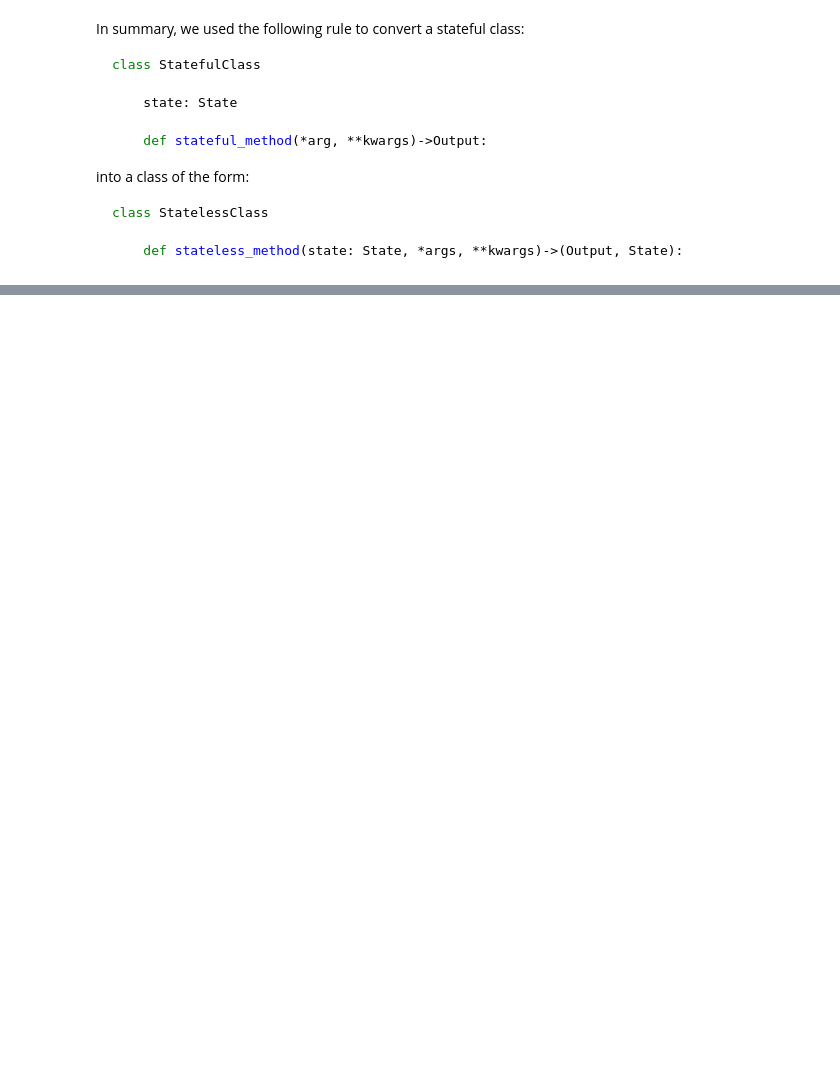
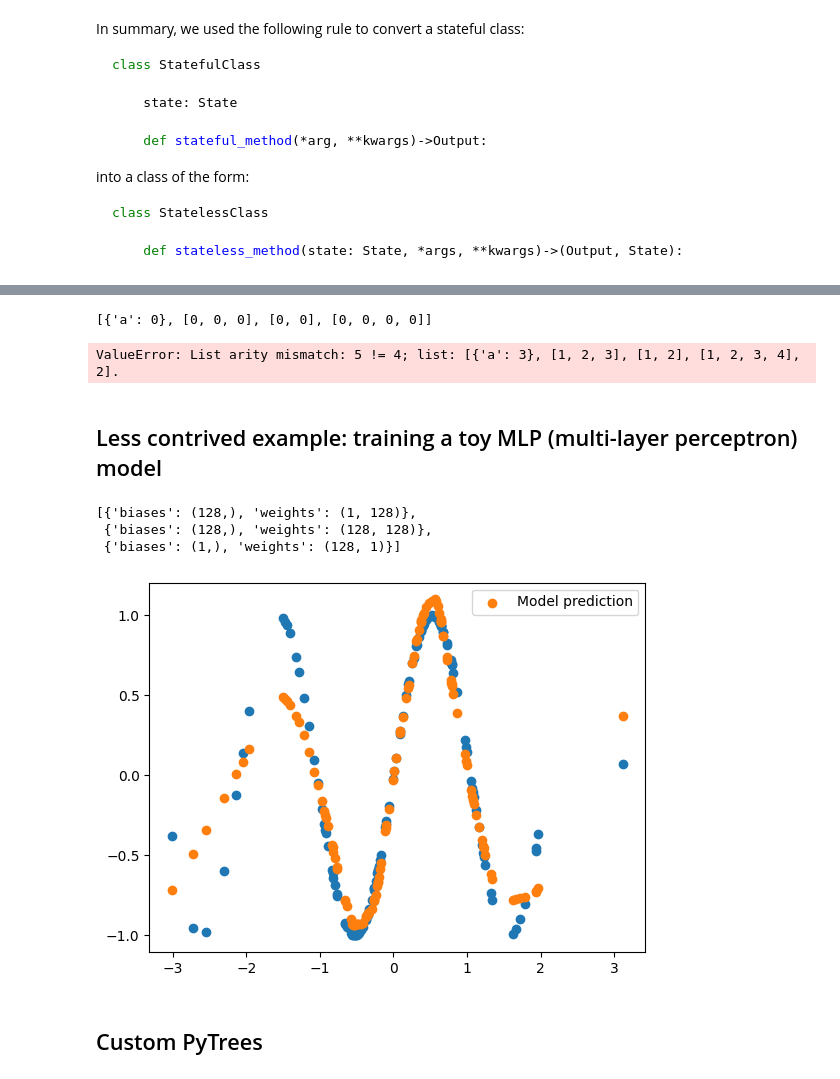
Before and after one commit to nv259/jax-101, a Jupyter notebook: JAX_ml.ipynb, the cells around one changed output, grey strips where cells are left out. Cells and saved outputs as stored; diff of their text form; code cells hidden in the pictures; blank space fills up the shorter version.

```diff
--- a/JAX_ml.ipynb
+++ b/JAX_ml.ipynb
@@ -135,0 +202,77 @@ class StatelessClass
+# %%
+another_list_of_lists = list_of_lists
+print(jax.tree.map(lambda x, y: x - y, list_of_lists, another_list_of_lists))
+# %% [output]
+[{'a': 0}, [0, 0, 0], [0, 0], [0, 0, 0, 0]]
+# %%
+another_list_of_lists = deepcopy(list_of_lists)
+another_list_of_lists.append(2)
+print(jax.tree.map(lambda x, y: x - y, list_of_lists, another_list_of_lists))
+# %% [output]
+ValueError: List arity mismatch: 5 != 4; list: [{'a': 3}, [1, 2, 3], [1, 2], [1, 2, 3, 4], 2].
+# %% [markdown]
+## Less contrived example: training a toy MLP (multi-layer perceptron) model
+# %%
+def init_mlp_params(layer_widths):
+    params = []
+
+    for n_in, n_out in zip(layer_widths[:-1], layer_widths[1:]):
+        params.append(
+            dict(weights=np.random.normal(size=(n_in, n_out)) * np.sqrt(2/n_in),
+            biases=np.ones(shape=(n_out,)),
+        ))
+
+    return params
+
+params = init_mlp_params([1, 128, 128, 1])
+
+jax.tree.map(lambda x: x.shape, params)
+# %% [output]
+[{'biases': (128,), 'weights': (1, 128)},
+ {'biases': (128,), 'weights': (128, 128)},
+ {'biases': (1,), 'weights': (128, 1)}]
+# %%
+def forward(params, x):
+    *hidden, last = params
+
+    for layer in hidden:
+        x = jnp.dot(x, layer['weights']) + layer['biases']
+        x = jax.nn.relu(x)
+
+    return jnp.dot(x, last['weights']) + last['biases']
+
+def loss_fn(params, x, y):
+    return jnp.mean((forward(params, x) - y) ** 2)    # MSE loss
+
+lr = 0.0001
+
+@jit    # notice how we do jit only at the highest level - XLA will have plenty of space to optimize
+def update(params, x, y):
+
+    # Note that grads is a pytree with thte same structure as params.
+    # grad is one of the many JAX functions that has built-in support for pytrees!
+    grads = jax.grad(loss_fn)(params, x, y)
+
+    # Task: analyze grads and make sure it has the same structure as params
+
+    # SGD update
+    return jax.tree.map(
+        lambda p, g: p - lr * g, params, grads
+    )
+# %%
+xs = np.random.normal(size=(128, 1))
+ys = np.sin(3*xs)  # let's learn how to regress a parabola
+
+# Task experiment a bit with other functions (polynomials, sin, etc.)
+
+num_epochs = 5000
+for _ in range(num_epochs):
+    params = update(params, xs, ys)  # again our lovely pattern
+
+plt.scatter(xs, ys)
+plt.scatter(xs, forward(params, xs), label='Model prediction')
+plt.legend();
+# %% [output]
+[figure, added]
+# %% [markdown]
+## Custom PyTrees
```
Also changed, not shown: parts of 7 cells of this notebook.
